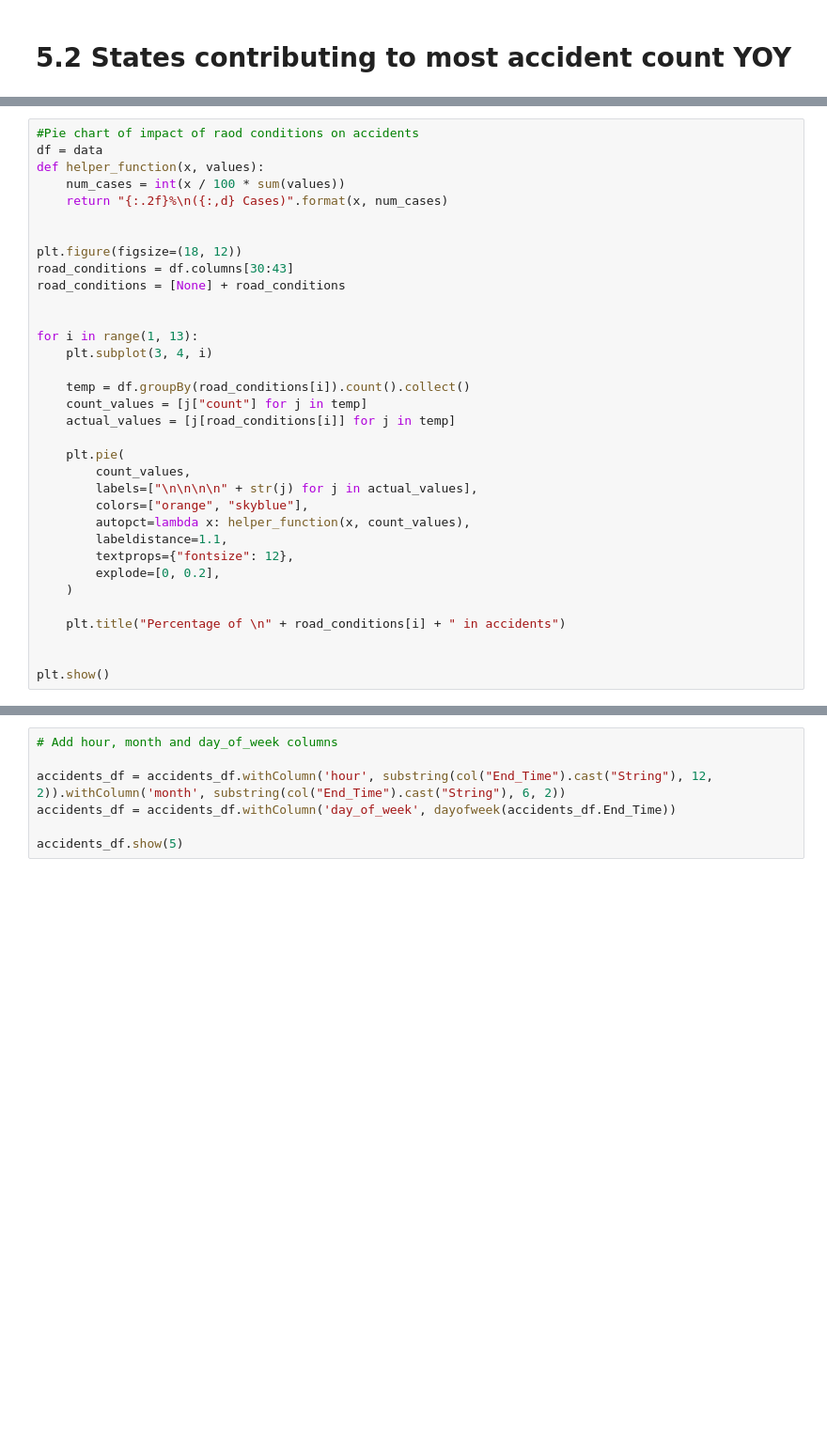
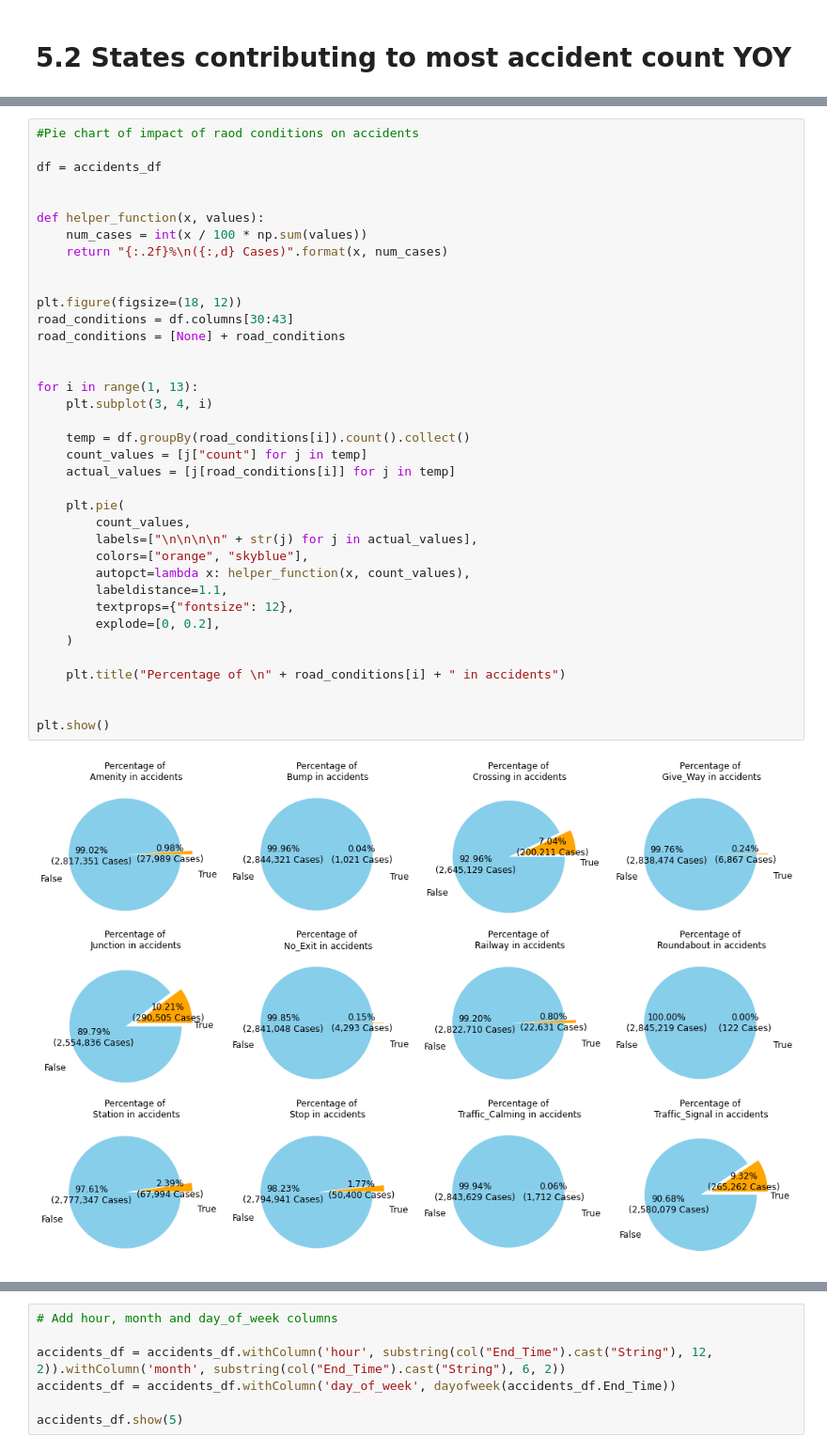
Before and after one commit to sd4601/Traffic-Accidents-Analysis, a Jupyter notebook: Traffic_accident_analysis.ipynb, the cells around one changed output, grey strips where cells are left out. Shown at 94% size. Saved outputs shown, nothing was run; the diff lists cells and outputs as text; blank space fills up the shorter version.

```diff
--- a/Traffic_accident_analysis.ipynb
+++ b/Traffic_accident_analysis.ipynb
@@ -571,35 +670,40 @@ plt.show()
 # %%
 #Pie chart of impact of raod conditions on accidents
-df = data
+
+df = accidents_df
+
+
 def helper_function(x, values):
-    num_cases = int(x / 100 * sum(values))
+    num_cases = int(x / 100 * np.sum(values))
     return "{:.2f}%\n({:,d} Cases)".format(x, num_cases)
 
 
 plt.figure(figsize=(18, 12))
 road_conditions = df.columns[30:43]
 road_conditions = [None] + road_conditions
 
 
 for i in range(1, 13):
     plt.subplot(3, 4, i)
 
     temp = df.groupBy(road_conditions[i]).count().collect()
     count_values = [j["count"] for j in temp]
     actual_values = [j[road_conditions[i]] for j in temp]
 
     plt.pie(
         count_values,
         labels=["\n\n\n\n" + str(j) for j in actual_values],
         colors=["orange", "skyblue"],
         autopct=lambda x: helper_function(x, count_values),
         labeldistance=1.1,
         textprops={"fontsize": 12},
         explode=[0, 0.2],
     )
 
     plt.title("Percentage of \n" + road_conditions[i] + " in accidents")
 
 
 plt.show()
+# %% [output]
+[figure, added]
 # %%
```
Also changed, not shown: parts of 67 cells of this notebook.
